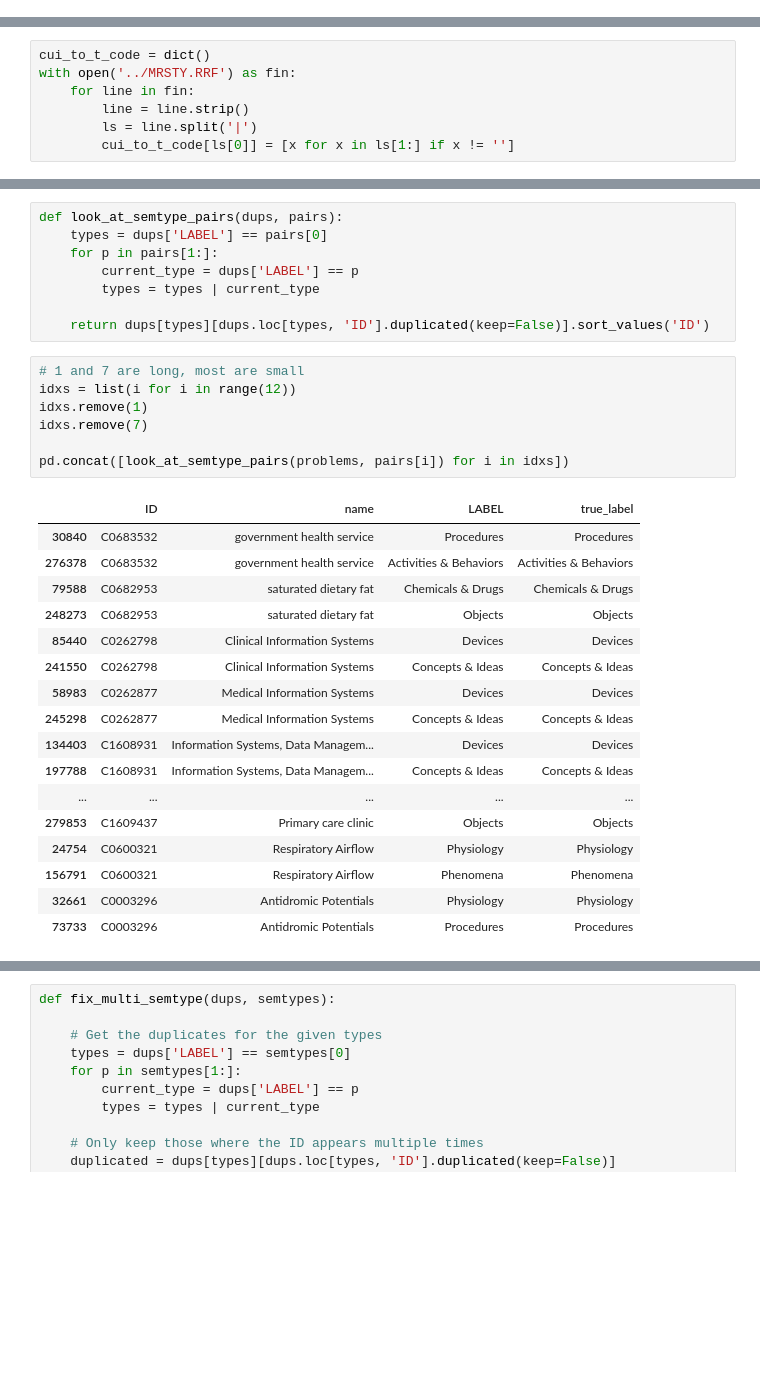
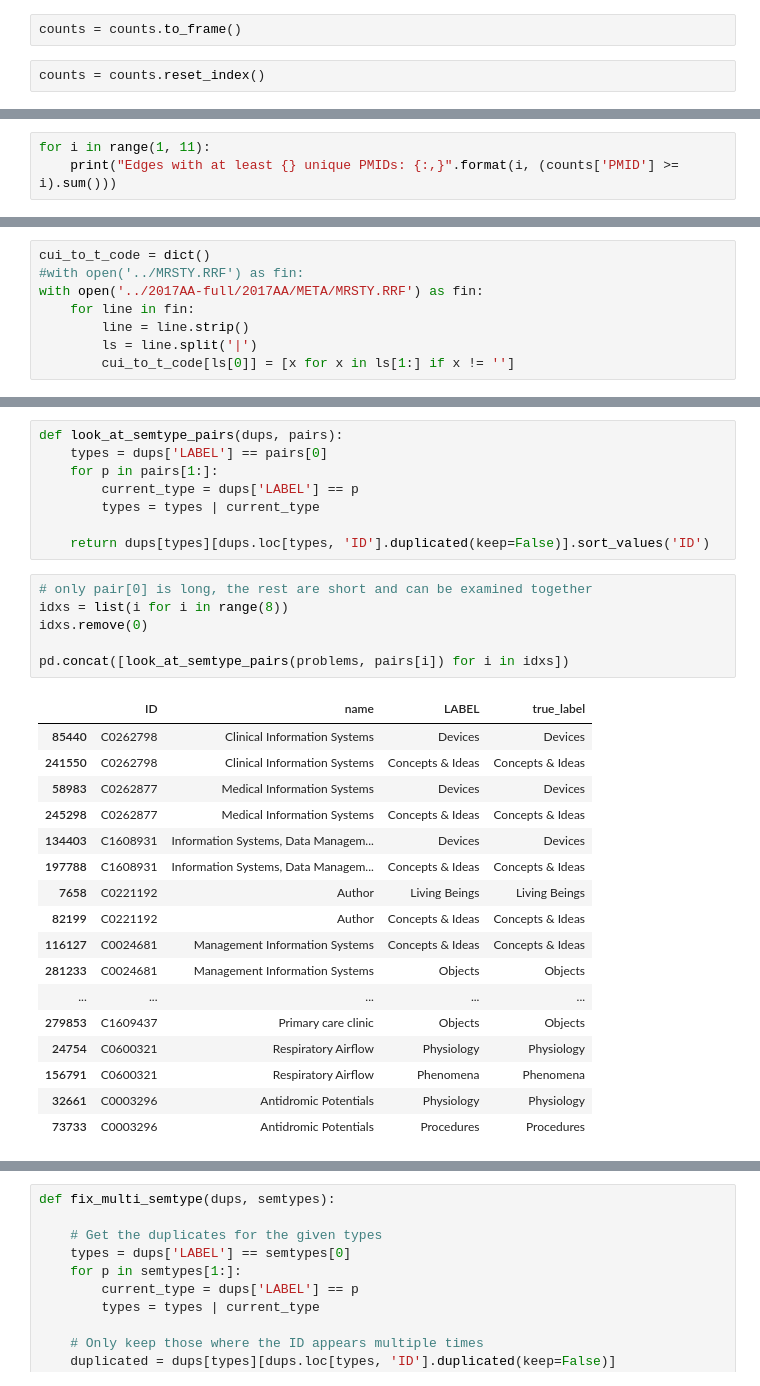
Before and after one commit to mmayers12/semmed, a Jupyter notebook: nbs/02-building_the_graph.ipynb, the cells around one changed output, grey strips where cells are left out. Saved outputs shown, nothing was run; the diff lists cells and outputs as text; blank space fills up the shorter version.

```diff
--- a/nbs/02-building_the_graph.ipynb
+++ b/nbs/02-building_the_graph.ipynb
@@ -25,0 +41,4 @@ sem_df.head()
+# %%
+counts = counts.to_frame()
+# %%
+counts = counts.reset_index()
@@ -25,0 +52,3 @@ sem_df.head()
+# %%
+for i in range(1, 11):
+    print("Edges with at least {} unique PMIDs: {:,}".format(i, (counts['PMID'] >= i).sum()))
@@ -172,7 +212,8 @@ nodes[no_semtype]
 | 304124 | C3146964 | COX5BP4 gene | None |
 # %%
 cui_to_t_code = dict()
-with open('../MRSTY.RRF') as fin:
+#with open('../MRSTY.RRF') as fin:
+with open('../2017AA-full/2017AA/META/MRSTY.RRF') as fin:
     for line in fin:
         line = line.strip()
         ls = line.split('|')
@@ -275,24 +324,23 @@ def look_at_semtype_pairs(dups, pairs):
 
     return dups[types][dups.loc[types, 'ID'].duplicated(keep=False)].sort_values('ID')
 # %%
-# 1 and 7 are long, most are small
-idxs = list(i for i in range(12))
-idxs.remove(1)
-idxs.remove(7)
+# only pair[0] is long, the rest are short and can be examined together
+idxs = list(i for i in range(8))
+idxs.remove(0)
 
 pd.concat([look_at_semtype_pairs(problems, pairs[i]) for i in idxs])
 # %% [output]
 |  | ID | name | LABEL | true_label |
-| 30840 | C0683532 | government health service | Procedures | Procedures |
-| 276378 | C0683532 | government health service | Activities & Behaviors | Activities & Behaviors |
-| 79588 | C0682953 | saturated dietary fat | Chemicals & Drugs | Chemicals & Drugs |
-| 248273 | C0682953 | saturated dietary fat | Objects | Objects |
 | 85440 | C0262798 | Clinical Information Systems | Devices | Devices |
 | 241550 | C0262798 | Clinical Information Systems | Concepts & Ideas | Concepts & Ideas |
 | 58983 | C0262877 | Medical Information Systems | Devices | Devices |
 | 245298 | C0262877 | Medical Information Systems | Concepts & Ideas | Concepts & Ideas |
 | 134403 | C1608931 | Information Systems, Data Managem... | Devices | Devices |
 | 197788 | C1608931 | Information Systems, Data Managem... | Concepts & Ideas | Concepts & Ideas |
+| 7658 | C0221192 | Author | Living Beings | Living Beings |
+| 82199 | C0221192 | Author | Concepts & Ideas | Concepts & Ideas |
+| 116127 | C0024681 | Management Information Systems | Concepts & Ideas | Concepts & Ideas |
+| 281233 | C0024681 | Management Information Systems | Objects | Objects |
 | ... | ... | ... | ... | ... |
 | 279853 | C1609437 | Primary care clinic | Objects | Objects |
 | 24754 | C0600321 | Respiratory Airflow | Physiology | Physiology |
```
Also changed, not shown: parts of 38 cells of this notebook, 1 other file.
